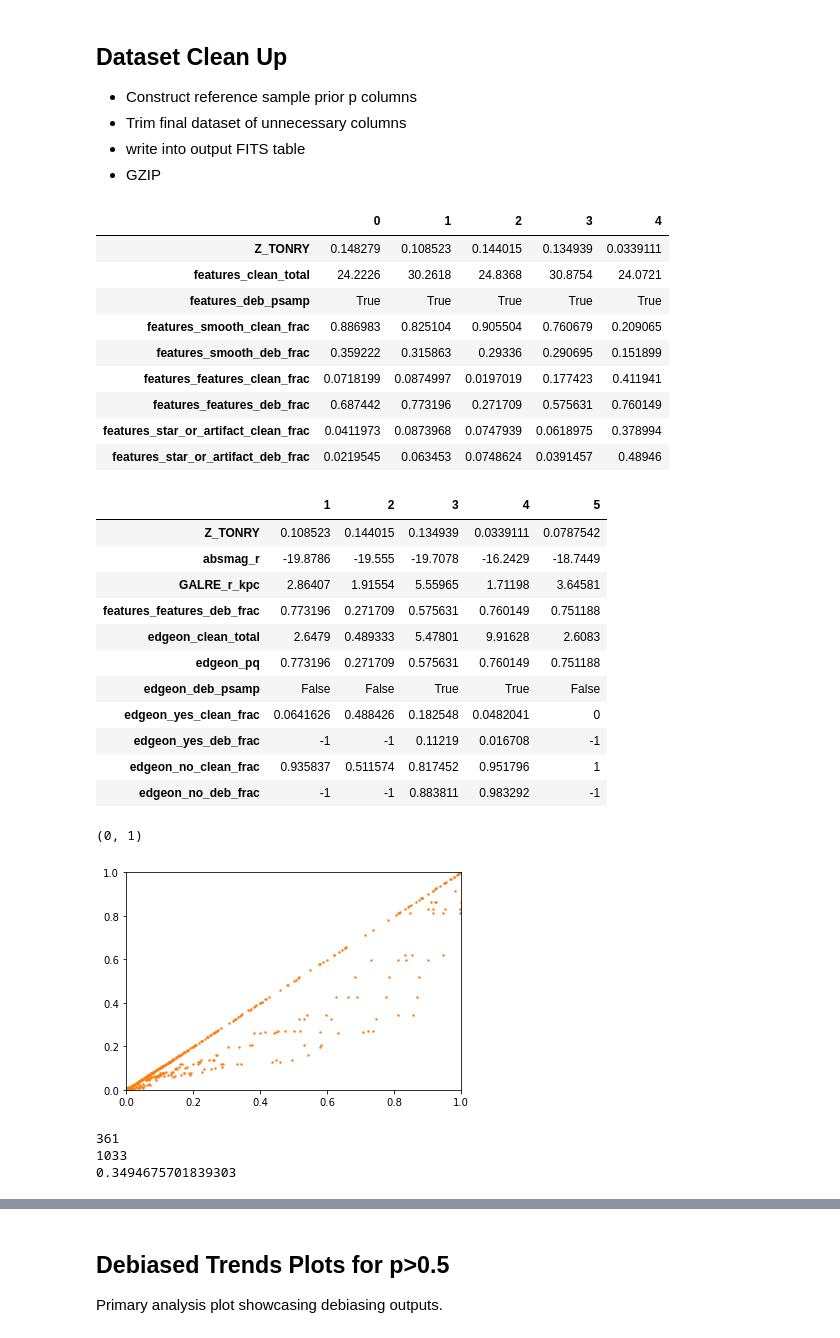
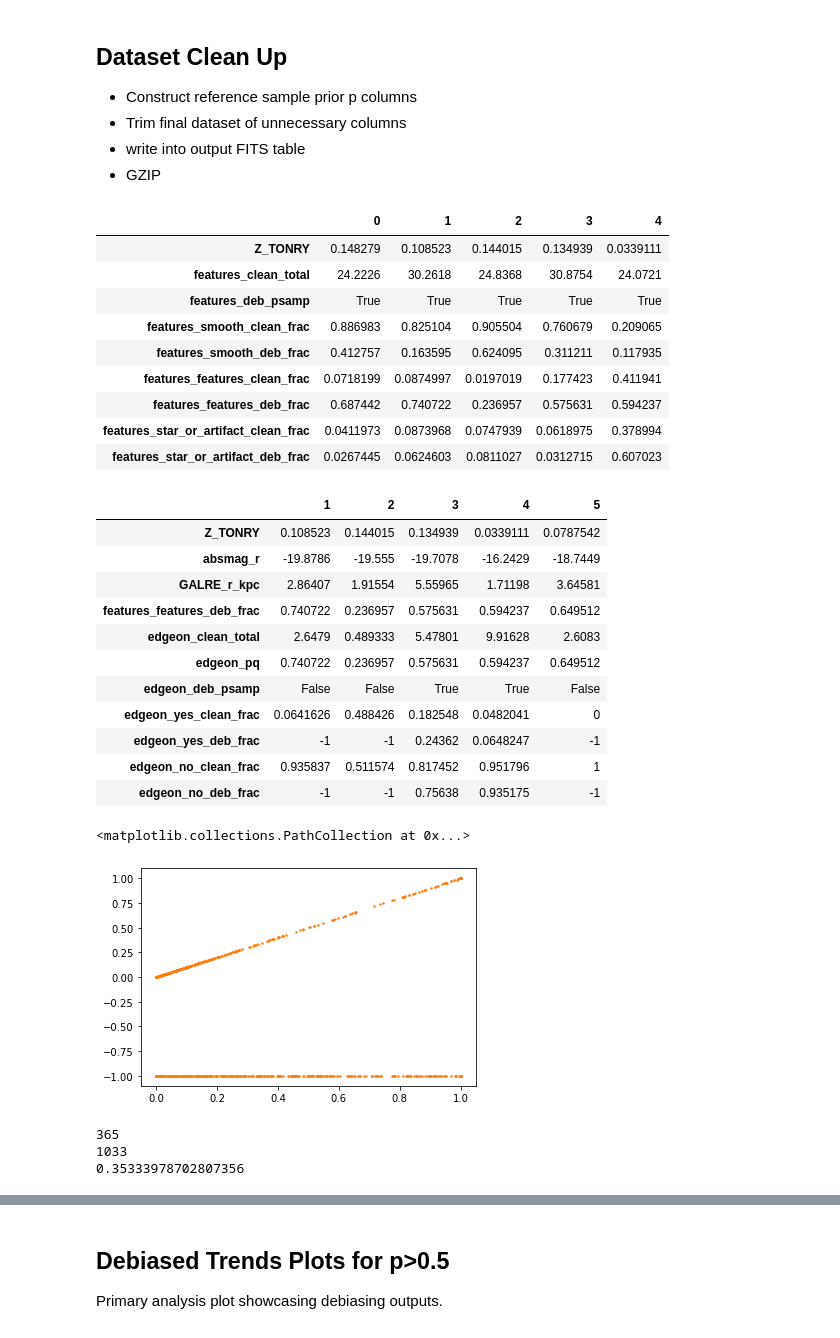
Before and after one commit to leeskelvin/gamakidsgz, a Jupyter notebook: outputs/debiasing/debiasing_new.ipynb, the cells around one changed output, grey strips where cells are left out. Cells and saved outputs as stored; diff of their text form; code cells hidden in the pictures.

Commit message:
Avoid debiasing galaxies below the reference redshift

```diff
--- a/outputs/debiasing/debiasing_new.ipynb
+++ b/outputs/debiasing/debiasing_new.ipynb
@@ -721,6 +721,7 @@ class Bins():
         self.R50_all = sample.all_data['LOGR50']
         self.z_all = sample.all_data[z_column]
         self.n_min = low_signal_limit
+        self.z_low_limit = volume_redshift_bounds[0]
         self.sample = sample
         self.question = question
         self.answer = answer
@@ -892,6 +893,7 @@ class Bins():
                 q + '_' + a + input_frac_suffix] > 0
             in_vpq = np.all([in_v, in_p, in_q],axis=0)
             z_v = self.z_all[in_v]
+            in_vpq &= self.z_all > self.z_low_limit
             z_vpq = self.z_all[in_vpq]
             n_zbins = np.max([5, int(math.floor(in_vpq.sum() /
                                                 self.n_per_z))])
@@ -904,6 +906,10 @@ class Bins():
             z_bins_v = np.digitize(z_v, z_edges)
             z_bins[in_v] = z_bins_v
         self.z_bins = z_bins
+        # put all objects below low z limit in a 'zero' bin
+        # if the line below is commented, then the reference bin
+        # will contain galaxies below the z low limit
+        #self.z_bins[self.z_all < self.z_low_limit] = 0
         return None
 # %% [markdown]
 ## Fitting Functions
@@ -1100,6 +1106,8 @@ def fit_bins(sample, bins, function_dict,
     for v in v_unique:
         in_v = bins.voronoi_bins[sample.p_mask] == v
         z_unique = np.unique(bins.z_bins[sample.p_mask][in_v])
+        # ignore the 'zero' bin
+        z_unique = z_unique[z_unique > 0]
         for z in z_unique:
             in_z = bins.z_bins[sample.p_mask] == z
             in_vz = np.all([in_v,in_z],axis=0)
@@ -1135,8 +1143,11 @@ def debias_data(sample, fitted_k, fitted_c, function_,
     x = data[Mr_column][nonzero]
     y = data['LOGR50'][nonzero]
     z = data[z_column][nonzero]
+    low_z_limit = volume_redshift_bounds[0]
+    # treat redshift below low_z_limit as if they were at
+    # the low_z_limit, i.e. no debiasing
+    z = z.clip(low_z_limit)
     xyz = np.array([x,y,z])
-    low_z_limit = volume_redshift_bounds[0]
     xyz_low_z = xyz.copy()
     xyz_low_z[-1] = np.full(len(z), low_z_limit)
 
@@ -1214,13 +1225,18 @@ def debias_by_bin(sample, vbins, zbins, question, answer):
         for z in np.unique(zbins_v): # go through each bin in turn:
             select_z = zbins == z
             data_vz = data_column[(select_v) & (select_z)]
-            vz_table = sort_data(data_vz)
-            # Now match to the low redshift sample:
-            debiased_i = find_nearest(v0_table['cumfrac'],
-                                      vz_table['cumfrac'])
-            debiased_fractions = v0_table['fv'][debiased_i]
-            debiased_column[(select_v) &
-                            (select_z)] = debiased_fractions
+            if z == 0:
+                # do not debias objects below the low z limit
+                debiased_column[(select_v) &
+                                (select_z)] = data_vz
+            else:
+                vz_table = sort_data(data_vz)
+                # Now match to the low redshift sample:
+                debiased_i = find_nearest(v0_table['cumfrac'],
+                                          vz_table['cumfrac'])
+                debiased_fractions = v0_table['fv'][debiased_i]
+                debiased_column[(select_v) &
+                                (select_z)] = debiased_fractions
     debiased_column[data_column == 0] = 0 # Don't 'debias up' 0s.
     debiased_column[data_column == 1] = 1 # Don't 'debias down' 1s.
     debiased_output = np.zeros(len(sample.all_data)) + null_value
@@ -1465,11 +1481,11 @@ display(data_deb[z_column,
 | features_clean_total | 24.2226 | 30.2618 | 24.8368 | 30.8754 | 24.0721 |
 | features_deb_psamp | True | True | True | True | True |
 | features_smooth_clean_frac | 0.886983 | 0.825104 | 0.905504 | 0.760679 | 0.209065 |
-| features_smooth_deb_frac | 0.359222 | 0.315863 | 0.29336 | 0.290695 | 0.151899 |
+| features_smooth_deb_frac | 0.412757 | 0.163595 | 0.624095 | 0.311211 | 0.117935 |
 | features_features_clean_frac | 0.0718199 | 0.0874997 | 0.0197019 | 0.177423 | 0.411941 |
-| features_features_deb_frac | 0.687442 | 0.773196 | 0.271709 | 0.575631 | 0.760149 |
+| features_features_deb_frac | 0.687442 | 0.740722 | 0.236957 | 0.575631 | 0.594237 |
 | features_star_or_artifact_clean_frac | 0.0411973 | 0.0873968 | 0.0747939 | 0.0618975 | 0.378994 |
-| features_star_or_artifact_deb_frac | 0.0219545 | 0.063453 | 0.0748624 | 0.0391457 | 0.48946 |
+| features_star_or_artifact_deb_frac | 0.0267445 | 0.0624603 | 0.0811027 | 0.0312715 | 0.607023 |
 # %%
 # analyse debiased data for given question
 display(data_deb[z_column,
@@ -1489,38 +1505,38 @@ display(data_deb[z_column,
 | Z_TONRY | 0.108523 | 0.144015 | 0.134939 | 0.0339111 | 0.0787542 |
 | absmag_r | -19.8786 | -19.555 | -19.7078 | -16.2429 | -18.7449 |
 | GALRE_r_kpc | 2.86407 | 1.91554 | 5.55965 | 1.71198 | 3.64581 |
-| features_features_deb_frac | 0.773196 | 0.271709 | 0.575631 | 0.760149 | 0.751188 |
+| features_features_deb_frac | 0.740722 | 0.236957 | 0.575631 | 0.594237 | 0.649512 |
 | edgeon_clean_total | 2.6479 | 0.489333 | 5.47801 | 9.91628 | 2.6083 |
-| edgeon_pq | 0.773196 | 0.271709 | 0.575631 | 0.760149 | 0.751188 |
+| edgeon_pq | 0.740722 | 0.236957 | 0.575631 | 0.594237 | 0.649512 |
 | edgeon_deb_psamp | False | False | True | True | False |
 | edgeon_yes_clean_frac | 0.0641626 | 0.488426 | 0.182548 | 0.0482041 | 0 |
-| edgeon_yes_deb_frac | -1 | -1 | 0.11219 | 0.016708 | -1 |
+| edgeon_yes_deb_frac | -1 | -1 | 0.24362 | 0.0648247 | -1 |
 | edgeon_no_clean_frac | 0.935837 | 0.511574 | 0.817452 | 0.951796 | 1 |
-| edgeon_no_deb_frac | -1 | -1 | 0.883811 | 0.983292 | -1 |
+| edgeon_no_deb_frac | -1 | -1 | 0.75638 | 0.935175 | -1 |
 # %%
 samp = (data_deb[z_column]<volume_redshift_bounds[0])
 ax = plt.subplot(111)
 # ax.scatter(data_deb['edgeon_yes_clean_frac'],
 #            data_deb['edgeon_yes_deb_frac'],
 #            color=cols[1], s=1)
 ax.scatter(data_deb['edgeon_yes_clean_frac'][samp],
            data_deb['edgeon_yes_deb_frac'][samp],
            color=cols[0], s=2)
-ax.set_xlim((0,1))
-ax.set_ylim((0,1))
+#ax.set_xlim((0,1))
+#ax.set_ylim((0,1))
 # %% [output]
-(0, 1)
+<matplotlib.collections.PathCollection at 0x...>
-[figure, old version]
+[figure, new version]
 # %%
 vals = (data_deb['edgeon_yes_clean_frac'][samp] -
         data_deb['edgeon_yes_deb_frac'][samp])
-print(sum(vals==0))
+print(sum(vals == 0))
 print(len(vals))
 print(sum(vals==0) / len(vals))
 # %% [output]
-361
+365
 1033
-0.3494675701839303
+0.35333978702807356
 # %%
 samp = (data_deb['edgeon_deb_psamp']==1)
 ax = plt.subplot(111)
```
Also changed, not shown: parts of 10 cells of this notebook.
